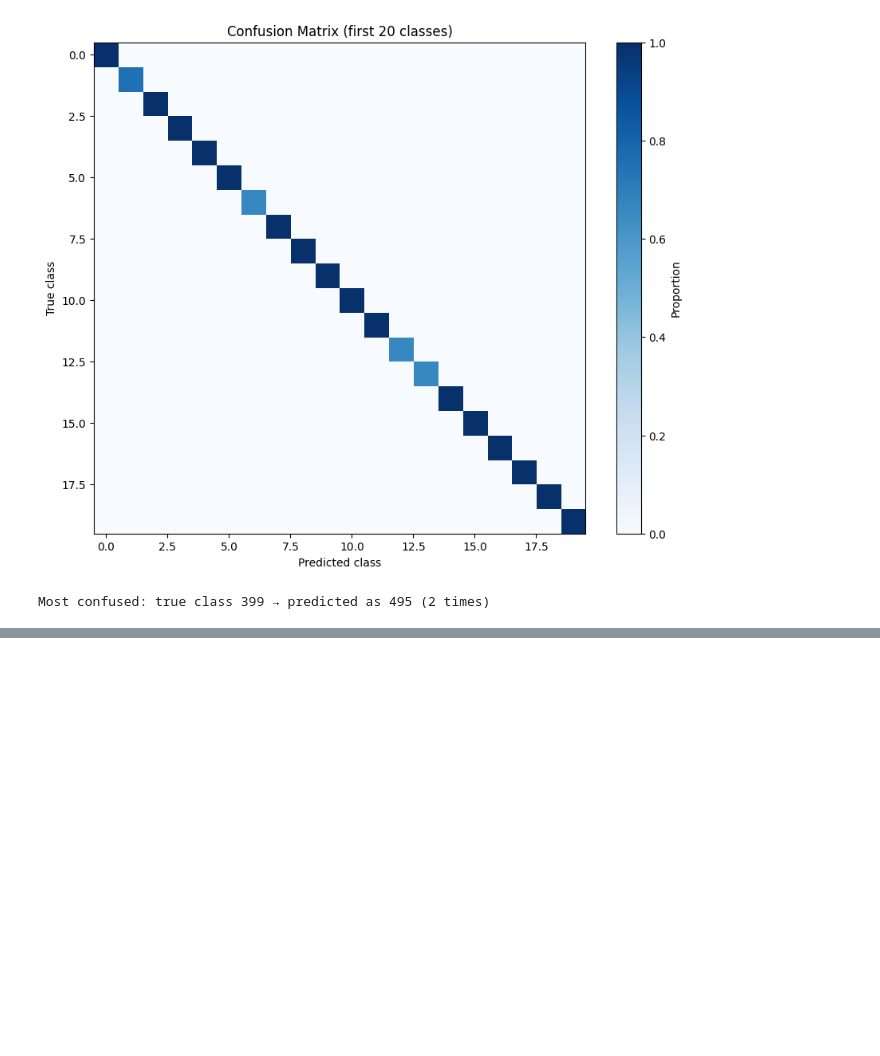
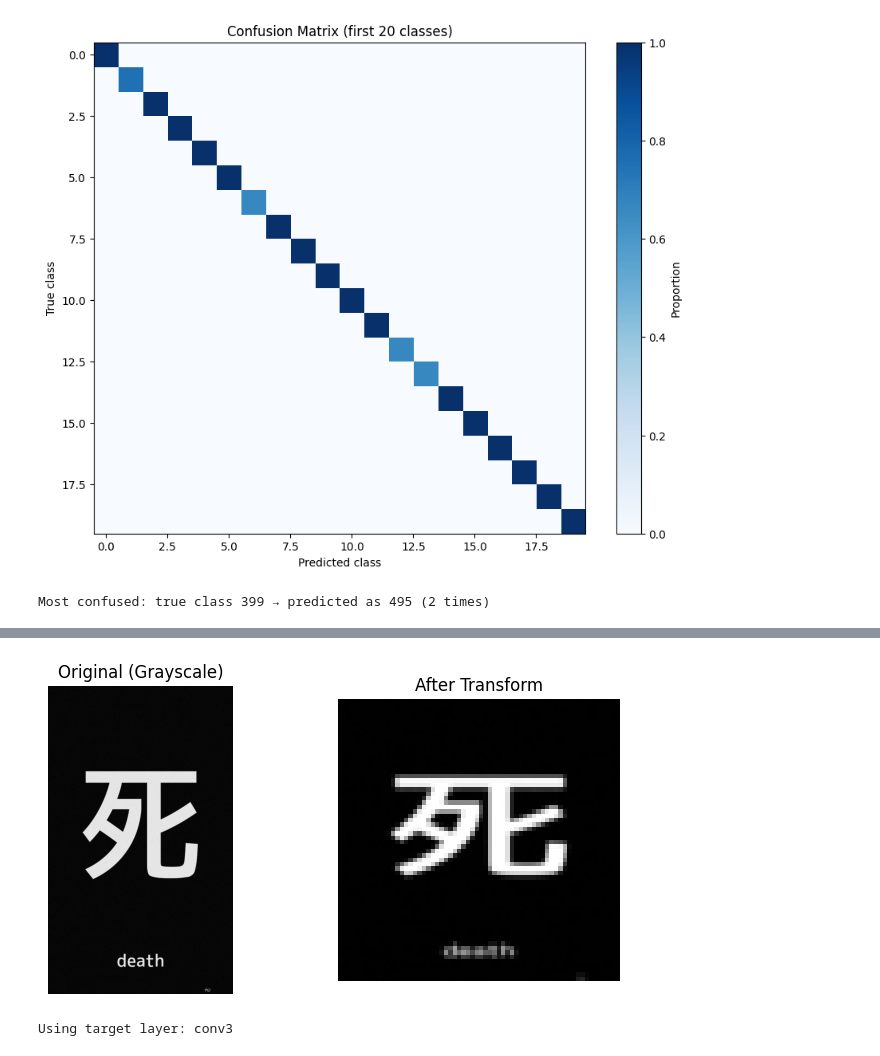
Before and after one commit to Solka99/praca_inzynierska, a Jupyter notebook: model2.ipynb, the cells around one changed output, grey strips where cells are left out. Drawn from its saved outputs; the diff is of its cells as text; code cells hidden in the pictures; blank space fills up the shorter version.

```diff
--- a/model2.ipynb
+++ b/model2.ipynb
@@ -544,0 +724,37 @@ Most confused: true class 399 → predicted as 495 (2 times)
+# %%
+# ---- Undo normalization for display ----
+def unnormalize(tensor, mean, std):
+    mean = torch.tensor(mean).view(1, 1, 1)
+    std = torch.tensor(std).view(1, 1, 1)
+    return tensor * std + mean
+
+unnorm = unnormalize(input_tensor[0], [0.5], [0.5])  # remove batch dim, undo norm
+unnorm = torch.clamp(unnorm, 0, 1)
+
+# ---- Show original vs transformed ----
+plt.figure(figsize=(8, 4))
+plt.subplot(1, 2, 1)
+plt.imshow(image, cmap='gray')
+plt.title("Original (Grayscale)")
+plt.axis("off")
+
+plt.subplot(1, 2, 2)
+plt.imshow(unnorm.squeeze(0), cmap='gray')
+plt.title("After Transform")
+plt.axis("off")
+
+plt.show()
+# %% [output]
+[figure, added]
+# %%
+import torch.nn as nn
+
+last_conv_name = None
+for name, m in model.named_modules():
+    if isinstance(m, nn.Conv2d):
+        last_conv_name = name
+
+assert last_conv_name is not None, "No Conv2d layers found in the model."
+print("Using target layer:", last_conv_name)
+# %% [output]
+Using target layer: conv3
```
Also changed, not shown: parts of 35 cells of this notebook.
